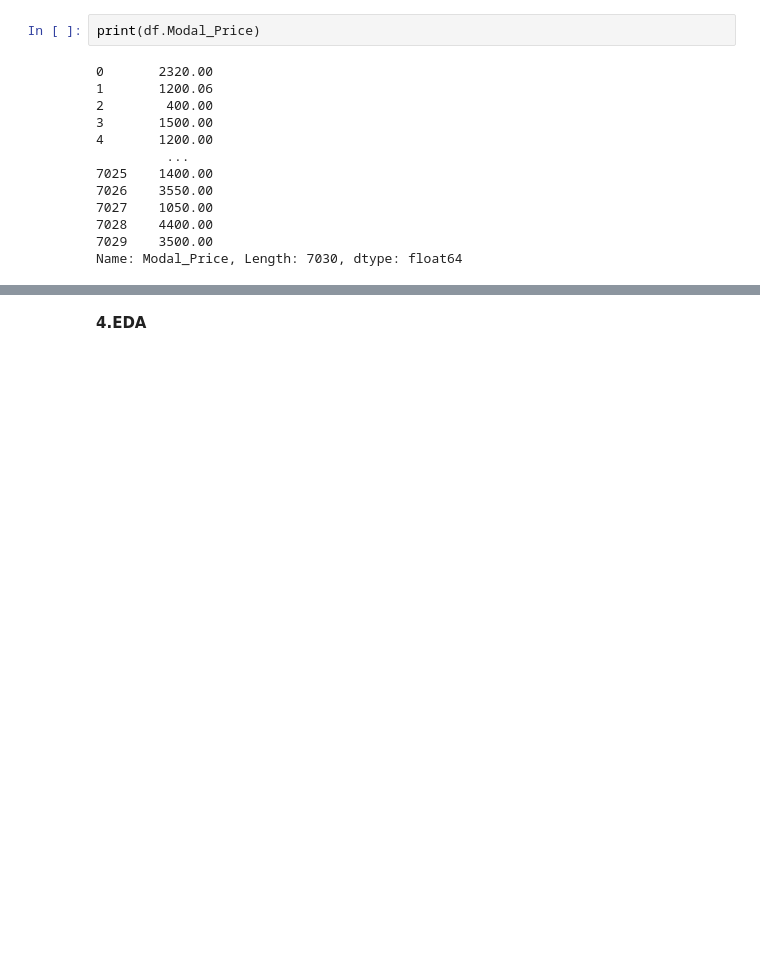
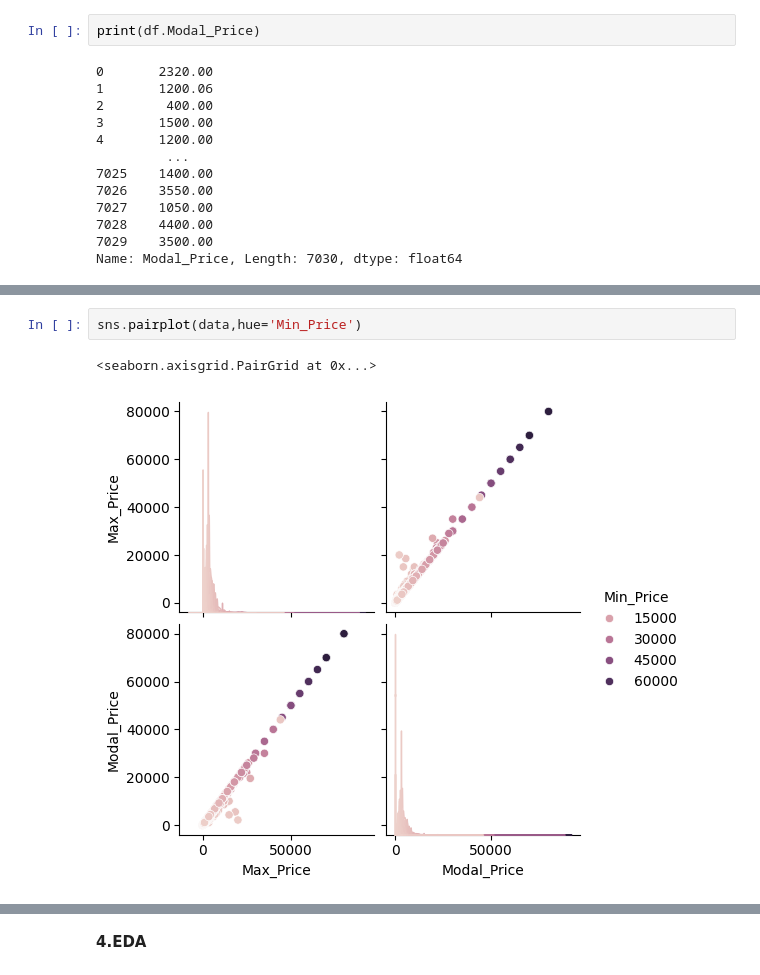
Before and after one commit to RanaSumedha/Python, a Jupyter notebook: Mandi_ca.ipynb, the cells around one changed output, grey strips where cells are left out. Saved outputs shown, nothing was run; the diff lists cells and outputs as text; blank space fills up the shorter version.

```diff
--- a/Mandi_ca.ipynb
+++ b/Mandi_ca.ipynb
@@ -145,0 +150,5 @@ KeyError: 'state'
+# %%
+sns.pairplot(data,hue='Min_Price')
+# %% [output]
+<seaborn.axisgrid.PairGrid at 0x...>
+[figure, added]
```
Also changed, not shown: parts of 3 cells of this notebook.
